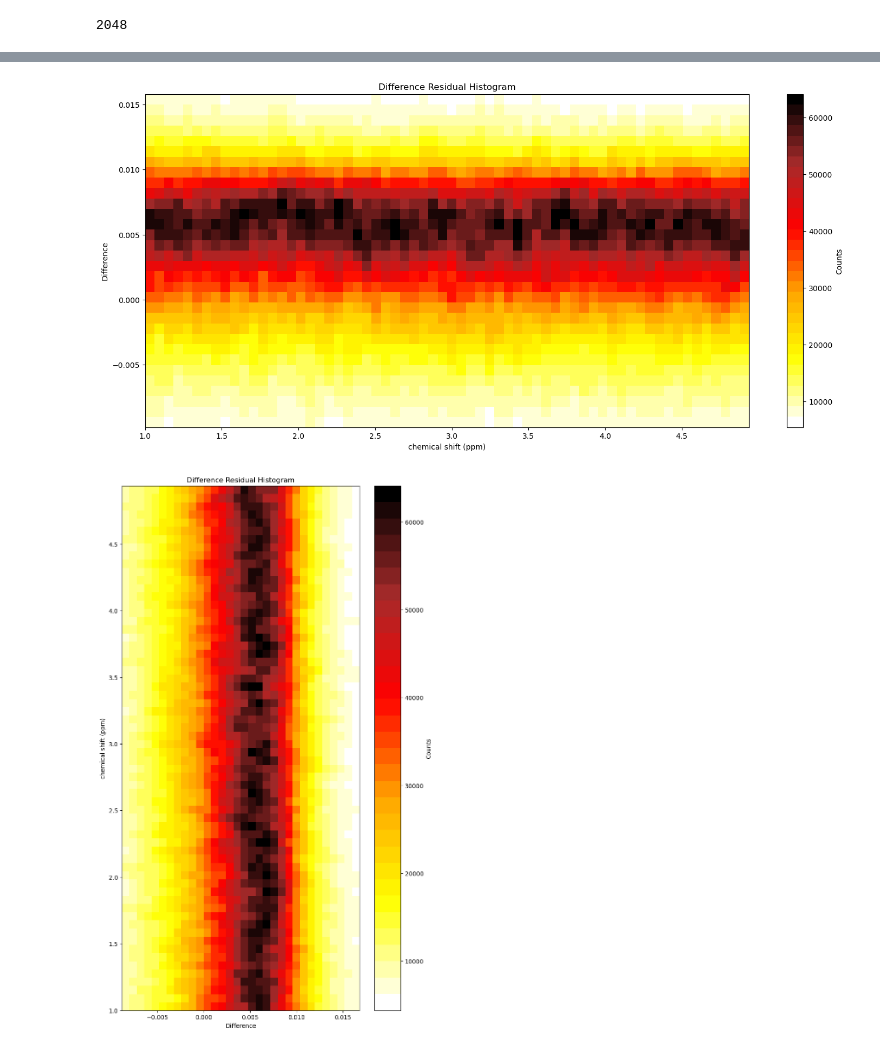
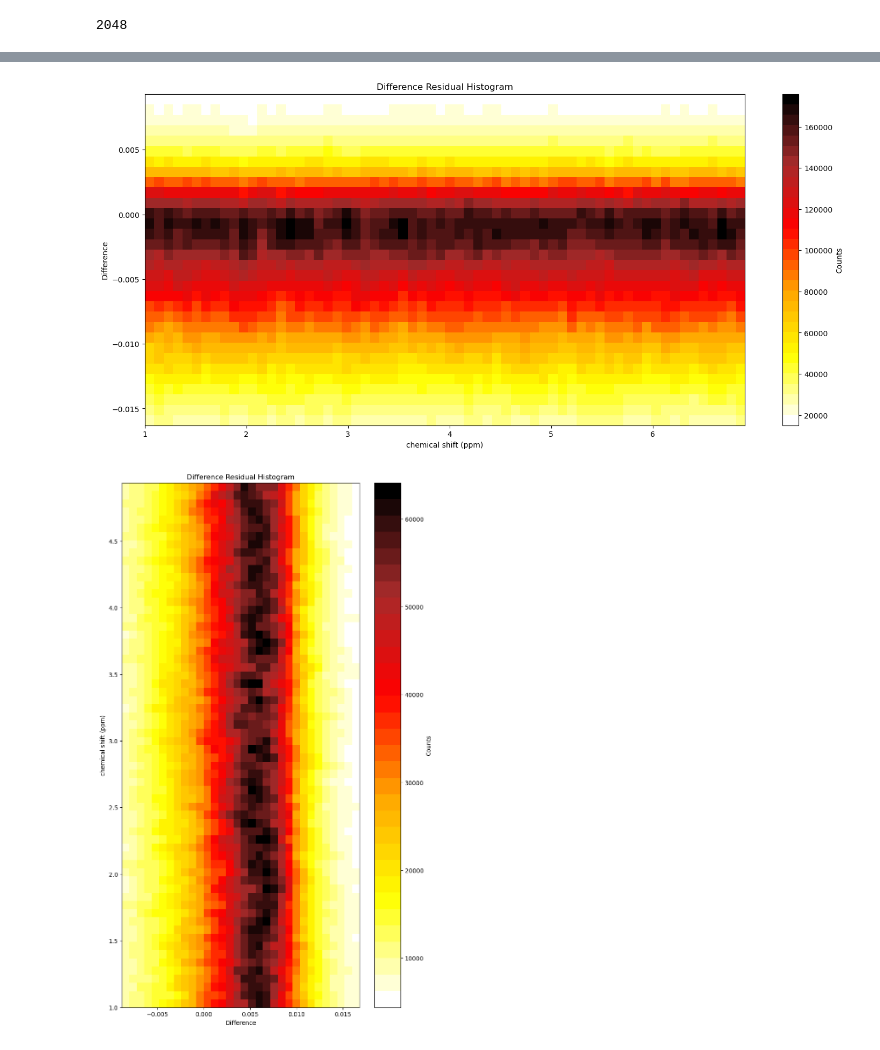
Before and after one commit to sejin8642/projnmr, a Jupyter notebook: scripts/prototyping.ipynb, the cells around one changed output, grey strips where cells are left out. Saved outputs shown, nothing was run; the diff lists cells and outputs as text; code cells hidden in the pictures.

Commit message:
created residual plots for newly trained model

```diff
--- a/scripts/prototyping.ipynb
+++ b/scripts/prototyping.ipynb
@@ -1933,7 +1933,7 @@ X = test_dataset[0].numpy()
 y_pred = predicted.numpy()
 y_target = test_dataset[1].numpy()
 # %%
-shift_path = Path.home() / Path('data/NMR.SH8.data/chemical_shift.1390177.hdf5')
+shift_path = Path.home() / Path('data/shiftBoth/chemical_shift.1489549.hdf5')
 shift = ftnmr.load_shift(shift_path)
 shift
 # %% [output]
@@ -1942,2 +1942,2 @@ array([0.0000000e+00, 4.8828125e-04, 9.7656250e-04, ..., 1.5998535e+01,
 # %%
-shift = shift/2
+shift.shape
@@ -1982,7 +1992,7 @@ def disc_sums(TFdata, total_num, residuals):
     return residuals, total_num
 # %%
 total_num = 0
-residuals = np.zeros((4096, 32768))
+residuals = np.zeros((8192, 32768))
 
 for data in valid_set:
     residuals, total_num = disc_sums(data, total_num, residuals)
@@ -2021,10 +2031,13 @@ ppm_50bp
 # %% [output]
 2048
 # %%
-residuals_cut = residuals[:, 2*ppm_50bp:10*ppm_50bp]
-shift_cut = shift[2*ppm_50bp:10*ppm_50bp]
-averages_cut = averages[2*ppm_50bp:10*ppm_50bp]
-SDMs_cut = SDMs[2*ppm_50bp:10*ppm_50bp]
+start = 2
+end = 14
+
+residuals_cut = residuals[:, start*ppm_50bp:end*ppm_50bp]
+shift_cut = shift[start*ppm_50bp:end*ppm_50bp]
+averages_cut = averages[start*ppm_50bp:end*ppm_50bp]
+SDMs_cut = SDMs[start*ppm_50bp:end*ppm_50bp]
 # %%
 plt.scatter(shift_cut, averages_cut, alpha=1, s=0.01)
 plt.show()
@@ -2038,7 +2051,7 @@ RT = residuals_cut.T
 bins = 2**5
 bin_ratio = int(RT.shape[1]/bins)
 rn = 2**7
-range_shift = 0.003
+range_shift = -0.0035
 R =(-rn*0.0001 + range_shift, rn*0.0001 + range_shift)
 fig_ratio = 2
 bin_total = fig_ratio*bins
@@ -2059,34 +2072,34 @@ def chunks(lst, n):
 
 # get new histogram chunks and combine the histograms in each chunk
 new_histograms = [ chunk for chunk in chunks(histograms, group_num) ]
 combined_histograms = [np.sum(NH, axis=0) for NH in new_histograms]
 histograms_transposed = np.array(combined_histograms).T
 
 # get chemical shift range adjusted
 bin_shift = shift_cut[::group_num]
 
 # Define the colors for the custom colormap (white -> orange -> red)
 colors = ["white", "yellow", "orange", "red", "brown", "black"]
 
 # Create the custom colormap
 cmap_name = 'custom1'
 custom_cmap = LinearSegmentedColormap.from_list(cmap_name, colors, N=bins)
 
 # imshow parameter
 extent = [bin_shift[0], bin_shift[-1], bin_list[0], bin_list[-1]]
 
 # Create the heatmap
 y_len = 8
 figsize=(fig_ratio*y_len+2, y_len)
 plt.figure(figsize=figsize)
 plt.imshow(histograms_transposed, aspect='auto', extent=extent, origin='lower', cmap=custom_cmap)
 plt.colorbar(label='Counts')
 plt.xlabel('chemical shift (ppm)')
 plt.ylabel('Difference')
 plt.title('Difference Residual Histogram')
 plt.show()
 # %% [output]
-[figure, old version]
+[figure, new version]
 # %%
 # transpose residuals to get histogram along each chemical shift
 RT = residuals_cut.T
```
Also changed, not shown: parts of 17 cells of this notebook, 5 other files.
